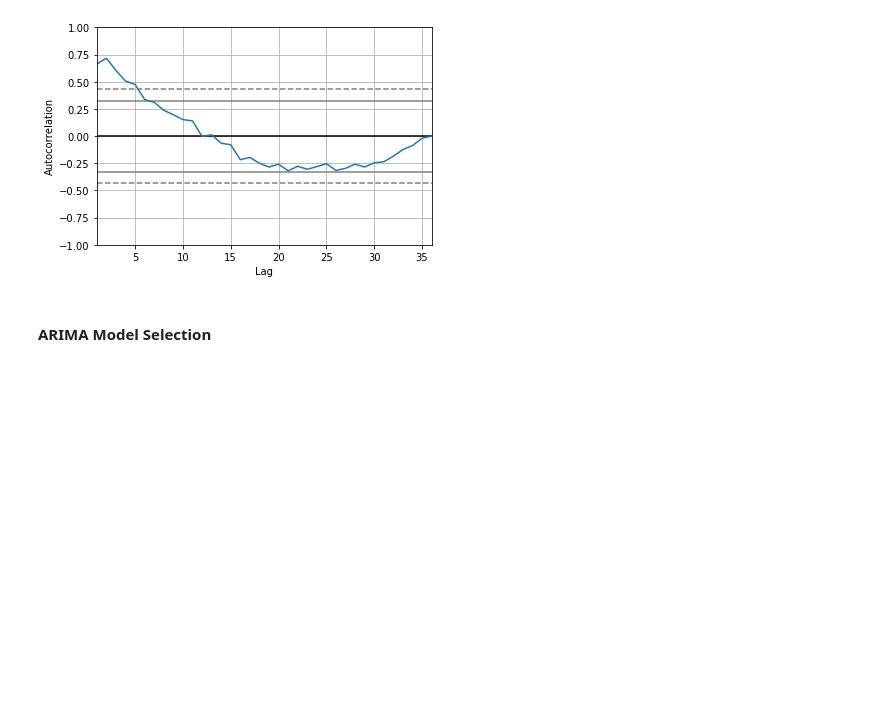
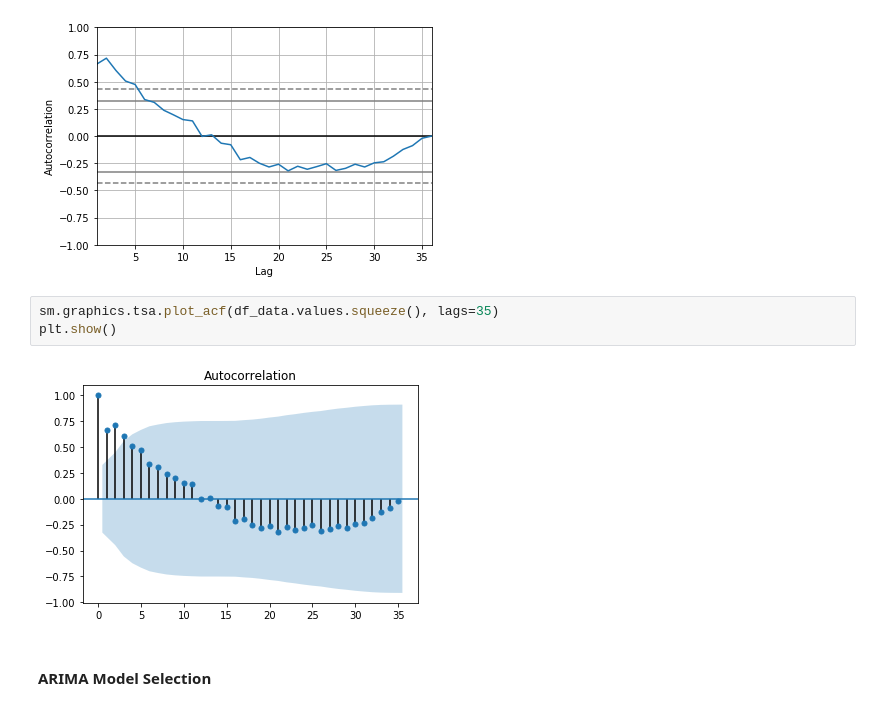
Before and after one commit to AndreasMerentitis/time-series-demo, a Jupyter notebook: Timeseries_forecasts_SARIMA.ipynb, the cells around one changed output. Saved outputs shown, nothing was run; the diff lists cells and outputs as text; blank space fills up the shorter version.

```diff
--- a/Timeseries_forecasts_SARIMA.ipynb
+++ b/Timeseries_forecasts_SARIMA.ipynb
@@ -41,6 +39,11 @@ autocorrelation_plot(df_data)
 plt.show()
 # %% [output]
 [figure]
+# %%
+sm.graphics.tsa.plot_acf(df_data.values.squeeze(), lags=35)
+plt.show()
+# %% [output]
+[figure, added]
 # %% [markdown]
 #### ARIMA Model Selection
 # %%
```
Also changed, not shown: parts of 3 cells of this notebook, 2 other files.
